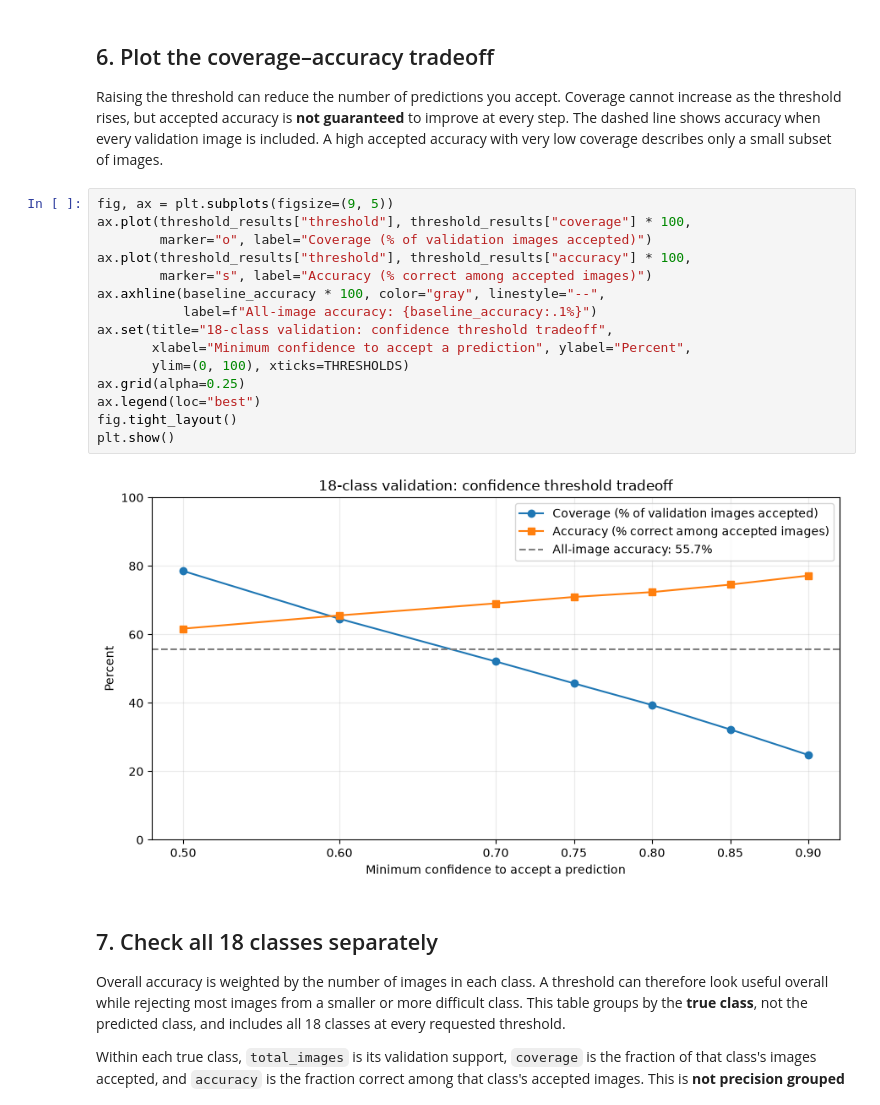
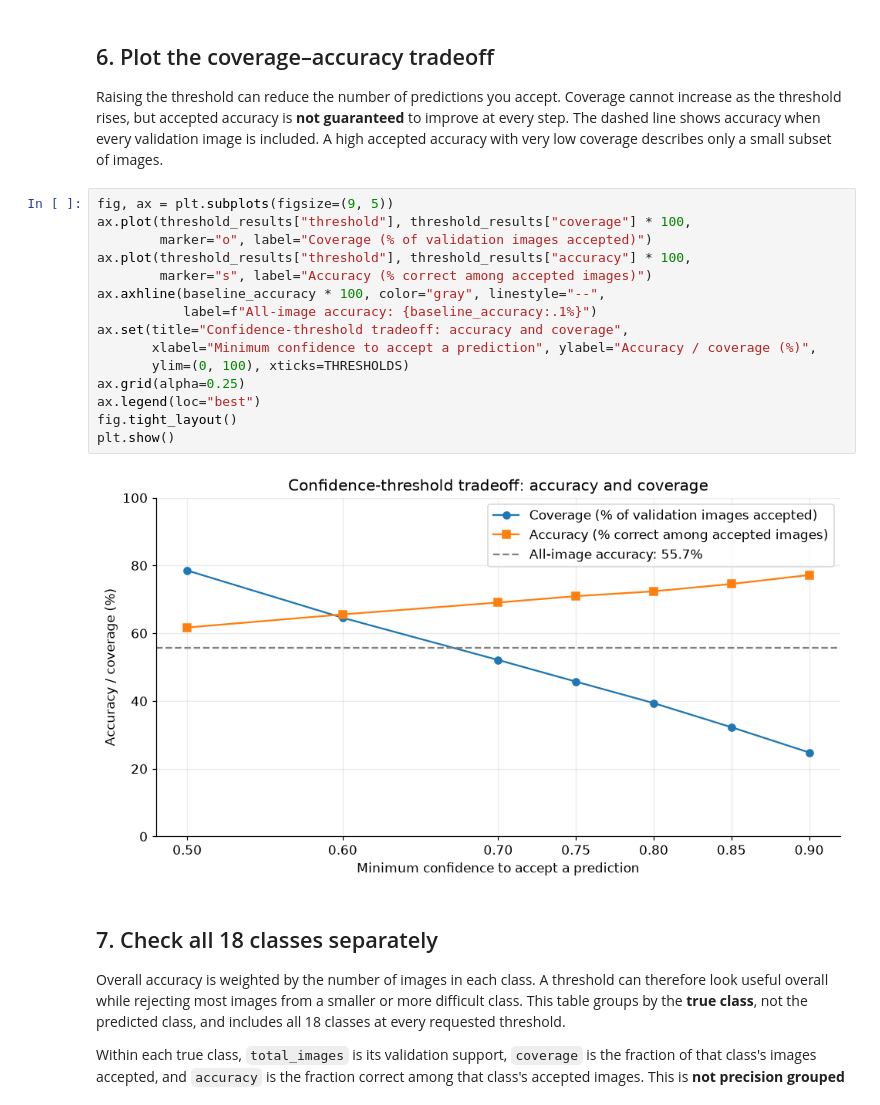
Before and after one commit to adebam/Rock_Classification, a Jupyter notebook: 06_Threshold.ipynb, the cells around one changed output. Saved outputs shown, nothing was run; the diff lists cells and outputs as text.

```diff
--- a/06_Threshold.ipynb
+++ b/06_Threshold.ipynb
@@ -374,20 +505,20 @@ a small subset of images.
 # %%
 fig, ax = plt.subplots(figsize=(9, 5))
 ax.plot(threshold_results["threshold"], threshold_results["coverage"] * 100,
         marker="o", label="Coverage (% of validation images accepted)")
 ax.plot(threshold_results["threshold"], threshold_results["accuracy"] * 100,
         marker="s", label="Accuracy (% correct among accepted images)")
 ax.axhline(baseline_accuracy * 100, color="gray", linestyle="--",
            label=f"All-image accuracy: {baseline_accuracy:.1%}")
-ax.set(title="18-class validation: confidence threshold tradeoff",
-       xlabel="Minimum confidence to accept a prediction", ylabel="Percent",
+ax.set(title="Confidence-threshold tradeoff: accuracy and coverage",
+       xlabel="Minimum confidence to accept a prediction", ylabel="Accuracy / coverage (%)",
        ylim=(0, 100), xticks=THRESHOLDS)
 ax.grid(alpha=0.25)
 ax.legend(loc="best")
 fig.tight_layout()
 plt.show()
 # %% [output]
-[figure, old version]
+[figure, new version]
 # %% [markdown]
 ## 7. Check all 18 classes separately
 
```
Also changed, not shown: parts of 1 cell of this notebook, 38 other files.
